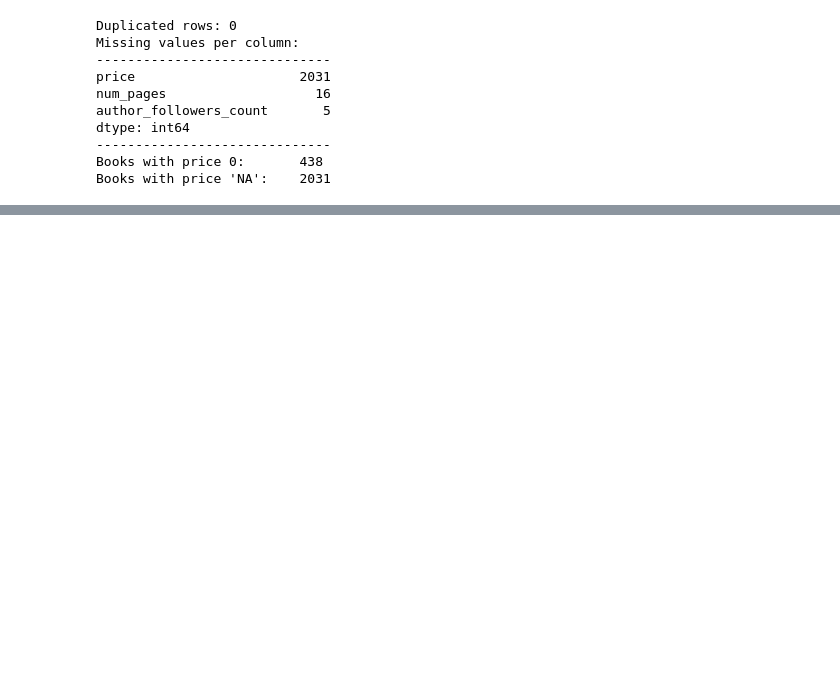
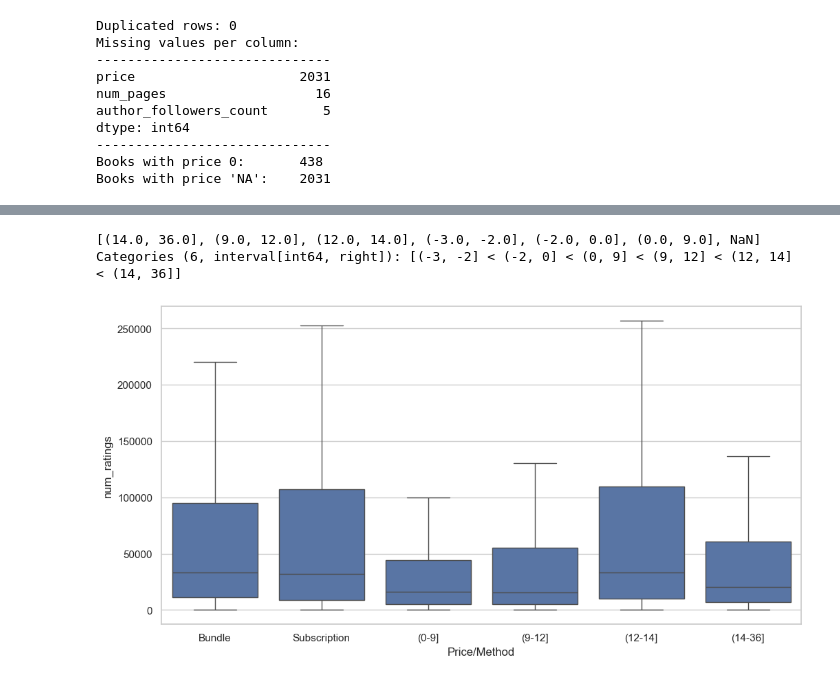
Before and after one commit to FIT-SE23/GoodreadsChoiceAwards, a Jupyter notebook: Notebooks/01_data_exploration.ipynb, the cells around one changed output, grey strips where cells are left out. Cells and saved outputs as stored; diff of their text form; code cells hidden in the pictures; blank space fills up the shorter version.

```diff
--- a/Notebooks/01_data_exploration.ipynb
+++ b/Notebooks/01_data_exploration.ipynb
@@ -204,0 +237,27 @@ Outlier Visualization for Numerical Features:
+# %%
+df.loc[df["price"] == 0, "price"] = -1
+df.loc[df["price"].isna(), "price"] = -2
+# %%
+bins = [-3, -2, 0, 9, 12, 14, 36]
+df["binned"] = pd.cut(df["price"], bins)
+# %%
+df["binned"].unique()
+# %% [output]
+[(14.0, 36.0], (9.0, 12.0], (12.0, 14.0], (-3.0, -2.0], (-2.0, 0.0], (0.0, 9.0], NaN]
+Categories (6, interval[int64, right]): [(-3, -2] < (-2, 0] < (0, 9] < (9, 12] < (12, 14] < (14, 36]]
+# %%
+plt.figure(figsize=(12, 6))
+
+ax = sns.boxplot(
+    x=df["binned"],
+    y=df["num_ratings"],
+    data=df.groupby("binned", observed=True)["num_ratings"].apply(pd.DataFrame),
+    showfliers=False
+)
+ax.set_xticks(range(6))
+ax.set_xticklabels(["Bundle", "Subscription", "(0-9]", "(9-12]", "(12-14]", "(14-36]"])
+ax.set_xlabel("Price/Method")
+
+plt.show()
+# %% [output]
+[figure, added]
```
Also changed, not shown: parts of 33 cells of this notebook.
